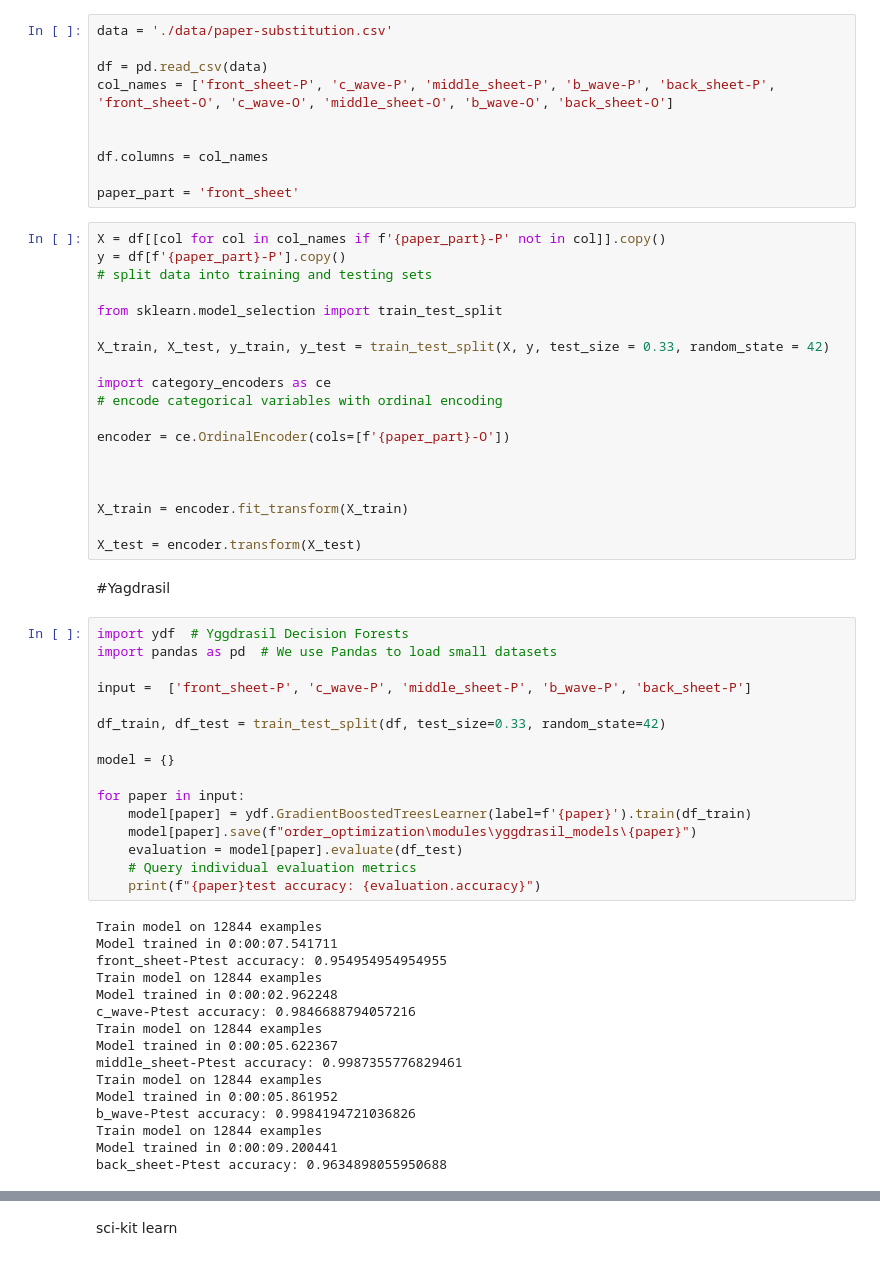
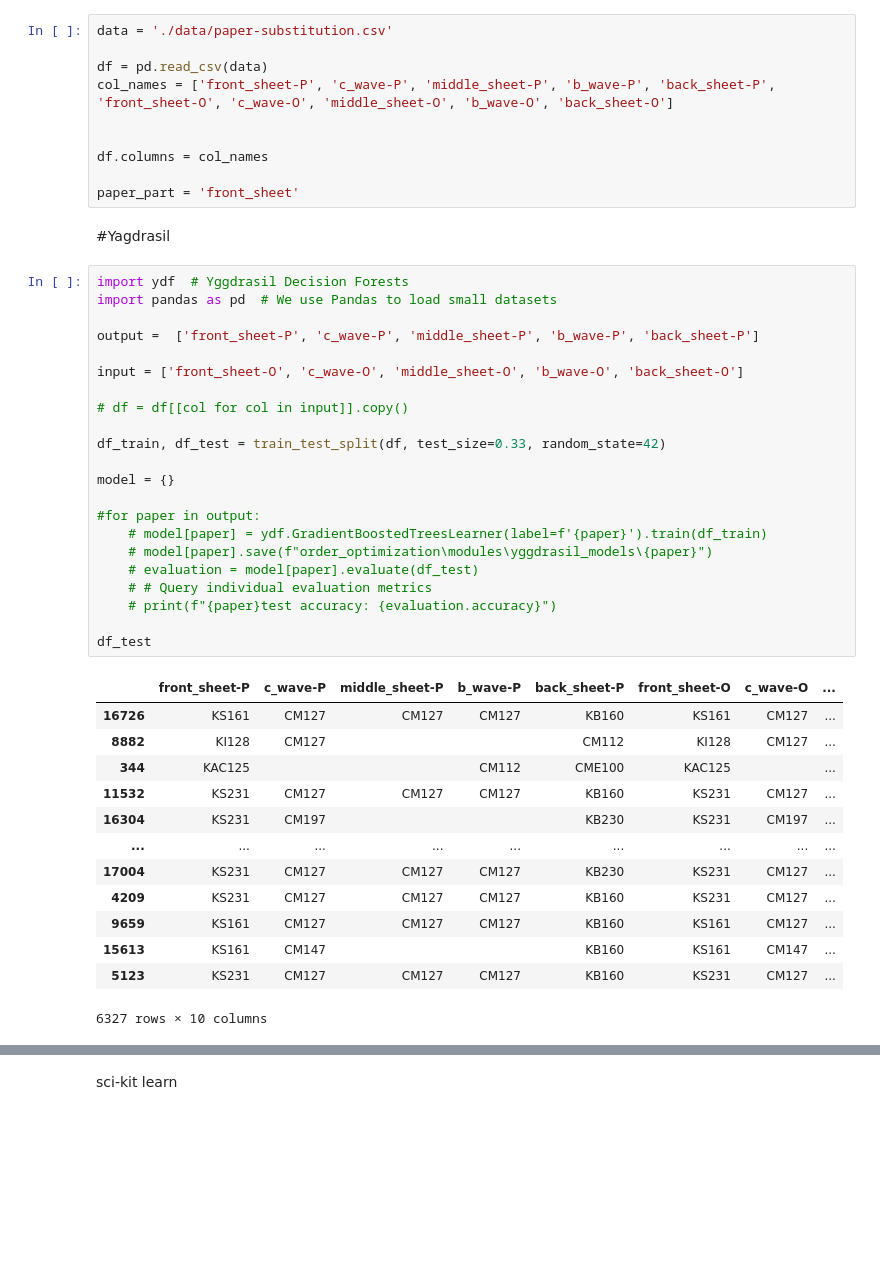
Before and after one commit to ppaauuoo/paper_cutting_project, a Jupyter notebook: random_forest.ipynb, the cells around one changed output, grey strips where cells are left out. Saved outputs shown, nothing was run; the diff lists cells and outputs as text; blank space fills up the shorter version.

Commit message:
feat(working yds model): working ydf class

```diff
--- a/random_forest.ipynb
+++ b/random_forest.ipynb
@@ -13,56 +14,41 @@ col_names = ['front_sheet-P', 'c_wave-P', 'middle_sheet-P', 'b_wave-P', 'back_sh
 df.columns = col_names
 
 paper_part = 'front_sheet'
-# %%
-X = df[[col for col in col_names if f'{paper_part}-P' not in col]].copy()
-y = df[f'{paper_part}-P'].copy()
-# split data into training and testing sets
-
-from sklearn.model_selection import train_test_split
-
-X_train, X_test, y_train, y_test = train_test_split(X, y, test_size = 0.33, random_state = 42)
-
-import category_encoders as ce
-# encode categorical variables with ordinal encoding
-
-encoder = ce.OrdinalEncoder(cols=[f'{paper_part}-O'])
-
-
-
-X_train = encoder.fit_transform(X_train)
-
-X_test = encoder.transform(X_test)
 # %% [markdown]
 #Yagdrasil
 # %%
 import ydf  # Yggdrasil Decision Forests
 import pandas as pd  # We use Pandas to load small datasets
 
-input =  ['front_sheet-P', 'c_wave-P', 'middle_sheet-P', 'b_wave-P', 'back_sheet-P']
+output =  ['front_sheet-P', 'c_wave-P', 'middle_sheet-P', 'b_wave-P', 'back_sheet-P']
+
+input = ['front_sheet-O', 'c_wave-O', 'middle_sheet-O', 'b_wave-O', 'back_sheet-O']
+
+# df = df[[col for col in input]].copy()
 
 df_train, df_test = train_test_split(df, test_size=0.33, random_state=42)
 
 model = {}
 
-for paper in input:
-    model[paper] = ydf.GradientBoostedTreesLearner(label=f'{paper}').train(df_train)
-    model[paper].save(f"order_optimization\modules\yggdrasil_models\{paper}")
-    evaluation = model[paper].evaluate(df_test)
-    # Query individual evaluation metrics
-    print(f"{paper}test accuracy: {evaluation.accuracy}")
+#for paper in output:
+    # model[paper] = ydf.GradientBoostedTreesLearner(label=f'{paper}').train(df_train)
+    # model[paper].save(f"order_optimization\modules\yggdrasil_models\{paper}")
+    # evaluation = model[paper].evaluate(df_test)
+    # # Query individual evaluation metrics
+    # print(f"{paper}test accuracy: {evaluation.accuracy}")
+
+df_test
 # %% [output]
+|  | front_sheet-P | c_wave-P | middle_sheet-P | b_wave-P | back_sheet-P | front_sheet-O | c_wave-O | ... |
+| 16726 | KS161 | CM127 | CM127 | CM127 | KB160 | KS161 | CM127 | ... |
+| 8882 | KI128 | CM127 |  |  | CM112 | KI128 | CM127 | ... |
+| 344 | KAC125 |  |  | CM112 | CME100 | KAC125 |  | ... |
+| 11532 | KS231 | CM127 | CM127 | CM127 | KB160 | KS231 | CM127 | ... |
+| 16304 | KS231 | CM197 |  |  | KB230 | KS231 | CM197 | ... |
+| ... | ... | ... | ... | ... | ... | ... | ... | ... |
+| 17004 | KS231 | CM127 | CM127 | CM127 | KB230 | KS231 | CM127 | ... |
+| 4209 | KS231 | CM127 | CM127 | CM127 | KB160 | KS231 | CM127 | ... |
+| 9659 | KS161 | CM127 | CM127 | CM127 | KB160 | KS161 | CM127 | ... |
+| 15613 | KS161 | CM147 |  |  | KB160 | KS161 | CM147 | ... |
+| 5123 | KS231 | CM127 | CM127 | CM127 | KB160 | KS231 | CM127 | ... |
-Train model on 12844 examples
-Model trained in 0:00:07.541711
-front_sheet-Ptest accuracy: 0.954954954954955
-Train model on 12844 examples
-Model trained in 0:00:02.962248
-c_wave-Ptest accuracy: 0.9846688794057216
-Train model on 12844 examples
-Model trained in 0:00:05.622367
-middle_sheet-Ptest accuracy: 0.9987355776829461
-Train model on 12844 examples
-Model trained in 0:00:05.861952
-b_wave-Ptest accuracy: 0.9984194721036826
-Train model on 12844 examples
-Model trained in 0:00:09.200441
-back_sheet-Ptest accuracy: 0.9634898055950688
+6327 rows × 10 columns
```
Also changed, not shown: parts of 4 cells of this notebook, 1 other file.
